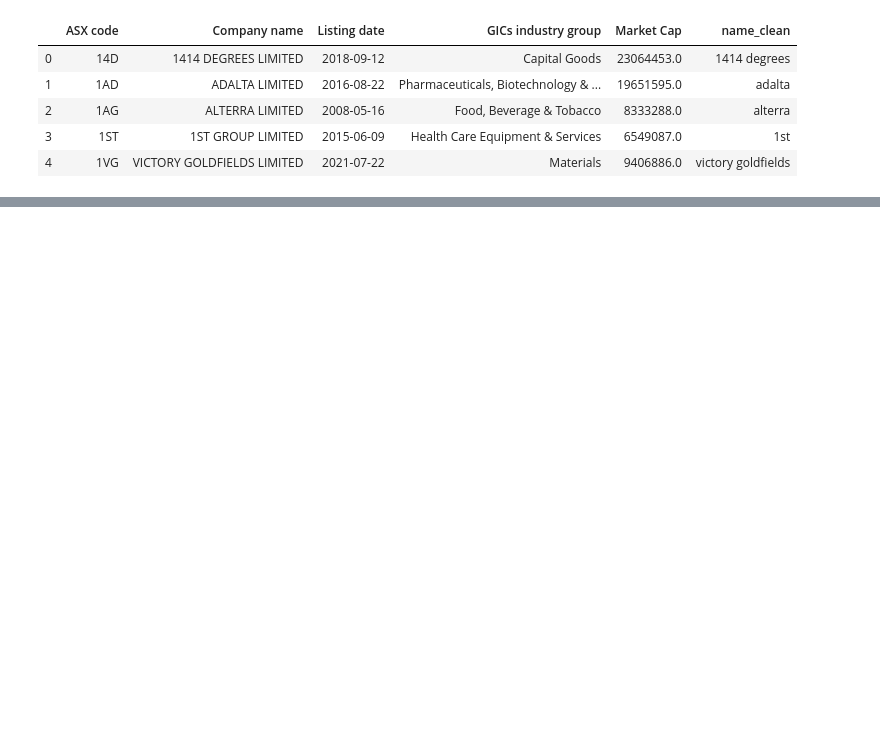
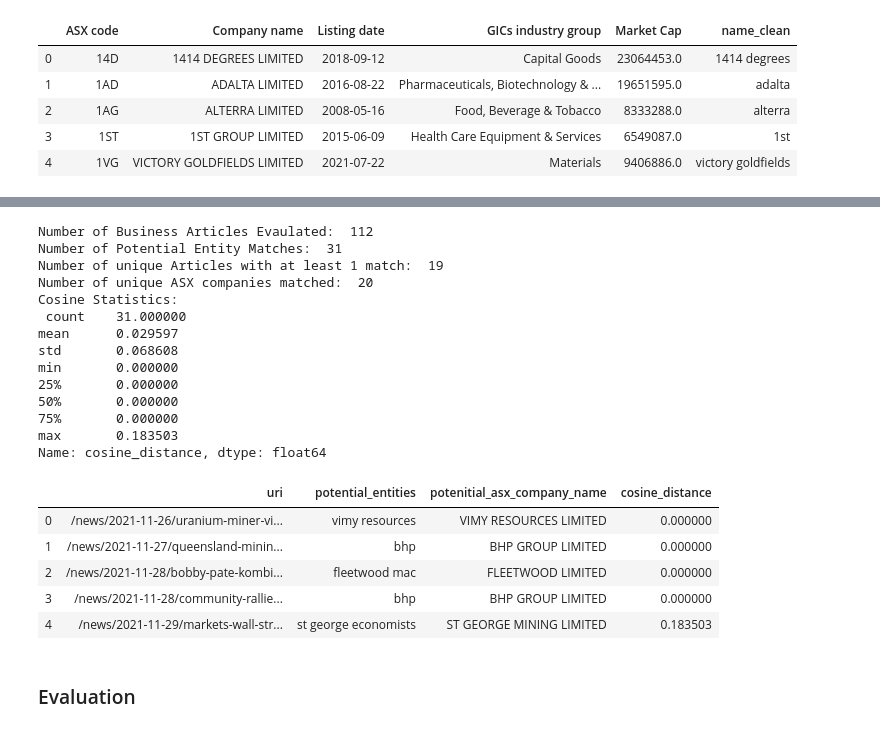
Before and after one commit to alexvanstaden/MA5851_Assessment_3, a Jupyter notebook: Assessment 3 - Document 3 - NLP Tasks.ipynb, the cells around one changed output, grey strips where cells are left out. Saved outputs shown, nothing was run; the diff lists cells and outputs as text; code cells hidden in the pictures; blank space fills up the shorter version.

```diff
--- a/Assessment 3 - Document 3 - NLP Tasks.ipynb
+++ b/Assessment 3 - Document 3 - NLP Tasks.ipynb
@@ -564,0 +609,32 @@ AIR NEW ZEALAND LIMITED
+# %%
+match_df.rename(columns={ 'cosine_distance':'uri',
+                         'uri':'potenitial_asx_company_name', 'potenitial_asx_company_name':'cosine_distance' },
+                inplace = True)
+# %%
+print('Number of Business Articles Evaulated: ', business_articles_df['uri'].count())
+print('Number of Potential Entity Matches: ', match_df['uri'].count())
+print('Number of unique Articles with at least 1 match: ', match_df['uri'].drop_duplicates().count())
+print('Number of unique ASX companies matched: ' ,match_df['potenitial_asx_company_name'].drop_duplicates().count())
+print('Cosine Statistics: \n', match_df['cosine_distance'].describe())
+match_df.head()
+# %% [output]
+Number of Business Articles Evaulated:  112
+Number of Potential Entity Matches:  31
+Number of unique Articles with at least 1 match:  19
+Number of unique ASX companies matched:  20
+Cosine Statistics:
+ count    31.000000
+mean      0.029597
+std       0.068608
+min       0.000000
+25%       0.000000
+50%       0.000000
+75%       0.000000
+max       0.183503
+Name: cosine_distance, dtype: float64
+|  | uri | potential_entities | potenitial_asx_company_name | cosine_distance |
+| 0 | /news/2021-11-26/uranium-miner-vi... | vimy resources | VIMY RESOURCES LIMITED | 0.000000 |
+| 1 | /news/2021-11-27/queensland-minin... | bhp | BHP GROUP LIMITED | 0.000000 |
+| 2 | /news/2021-11-28/bobby-pate-kombi... | fleetwood mac | FLEETWOOD LIMITED | 0.000000 |
+| 3 | /news/2021-11-28/community-rallie... | bhp | BHP GROUP LIMITED | 0.000000 |
+| 4 | /news/2021-11-29/markets-wall-str... | st george economists | ST GEORGE MINING LIMITED | 0.183503 |
@@ -564,0 +643,2 @@ AIR NEW ZEALAND LIMITED
+# %% [markdown]
+### Evaluation
```
Also changed, not shown: parts of 23 cells of this notebook, 1 other file.
